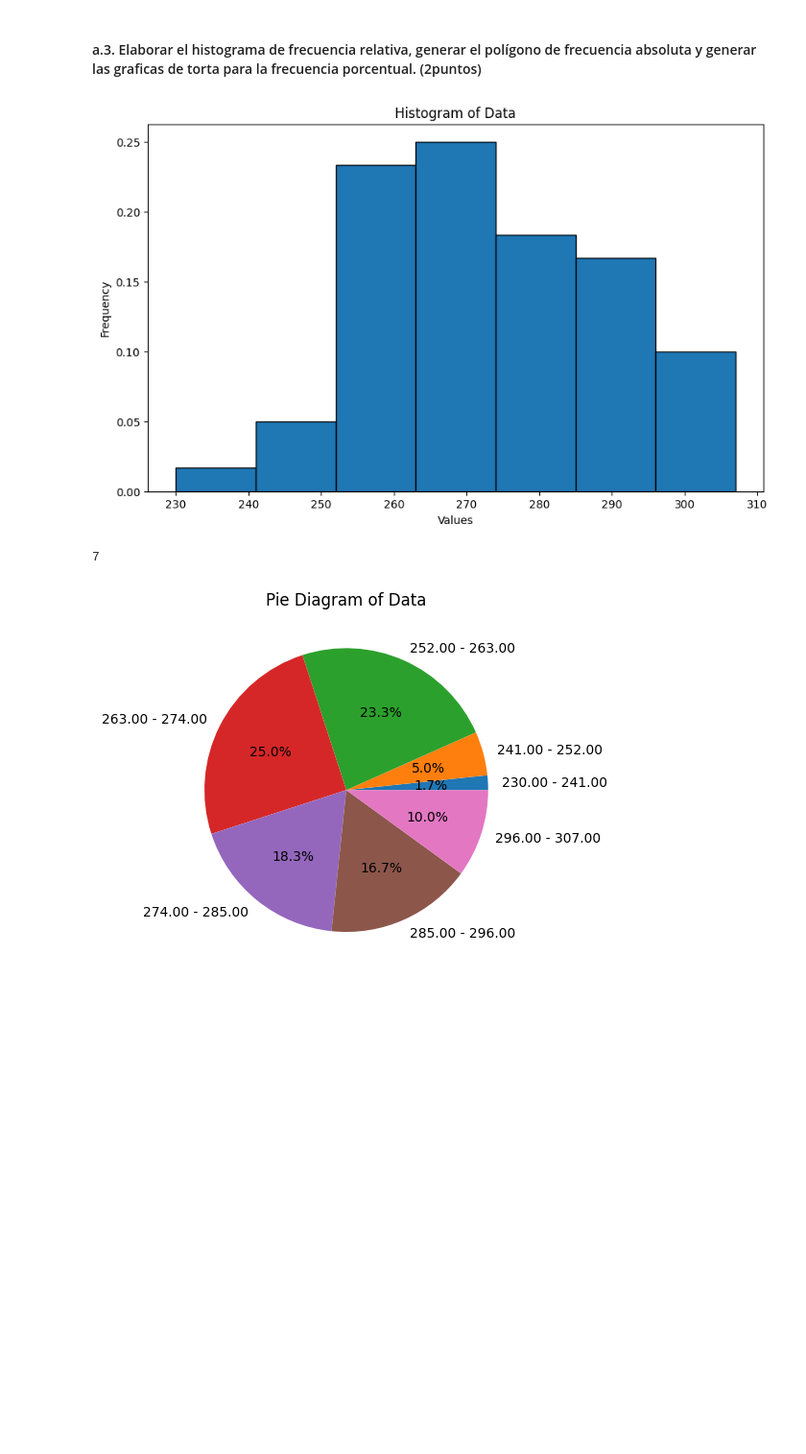
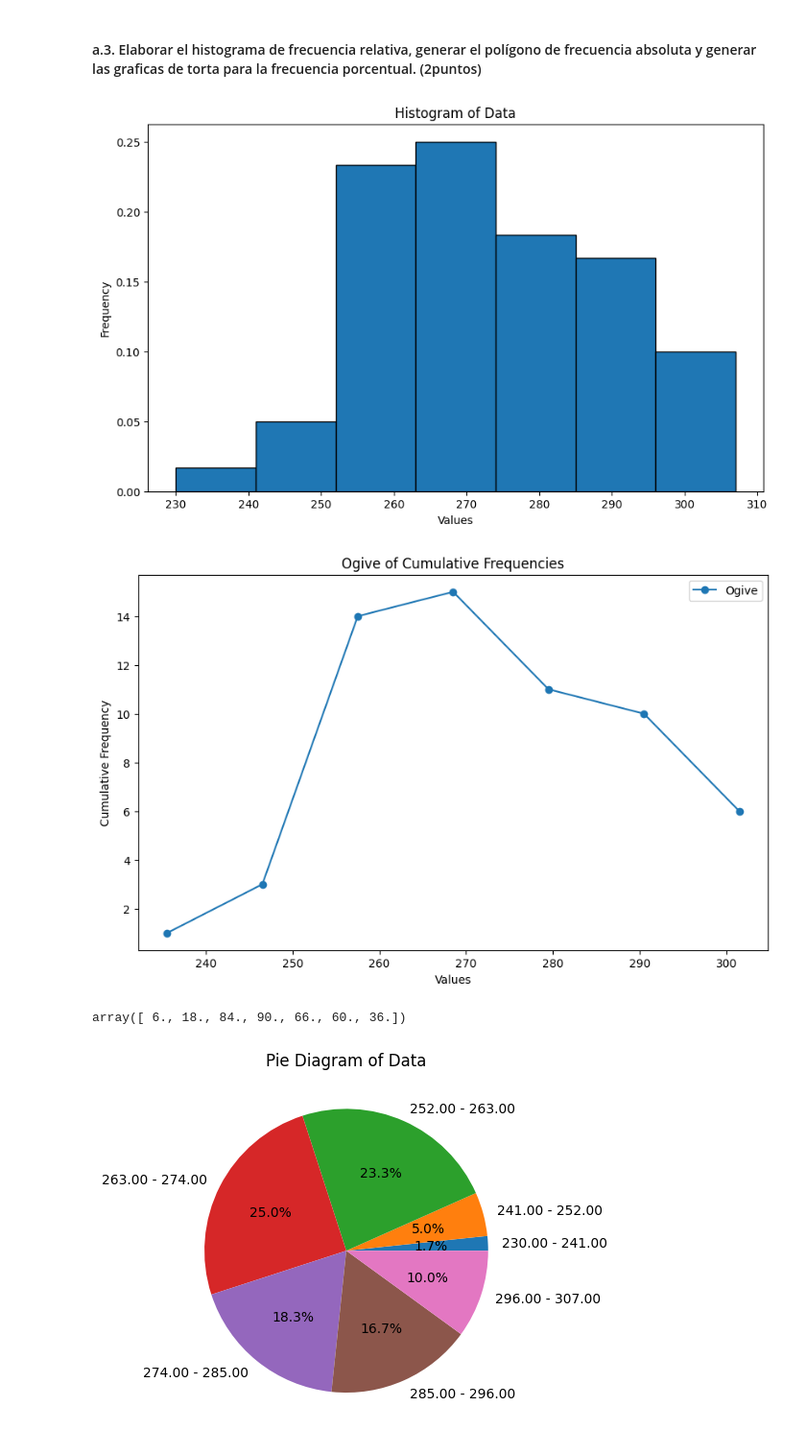
Before and after one commit to pranthony/estadistic, a Jupyter notebook: notebooks/examen_g1.ipynb, the cells around one changed output. Shown at 96% size. Cells and saved outputs as stored; diff of their text form; code cells hidden in the pictures; blank space fills up the shorter version.

```diff
--- a/notebooks/examen_g1.ipynb
+++ b/notebooks/examen_g1.ipynb
@@ -33,10 +33,16 @@ desc_workers.create_distribution_table()
 #### a.3. Elaborar el histograma de frecuencia relativa, generar el polígono de frecuencia absoluta y generar las graficas de torta para la frecuencia porcentual. (2puntos)
 # %%
 desc_workers.plot_histogram(relative=True)
-desc_workers.num_classes
 # %% [output]
 [figure]
-7
+# %%
+desc_workers.plot_ogive(FrequencyType.ABSOLUTE.value)
+# %% [output]
+[figure, added]
+# %%
+desc_workers.relative_freq * 360
+# %% [output]
+array([ 6., 18., 84., 90., 66., 60., 36.])
 # %%
 desc_workers.plot_pie_diagram()
 # %% [output]
```
Also changed, not shown: parts of 3 cells of this notebook, 4 other files.
